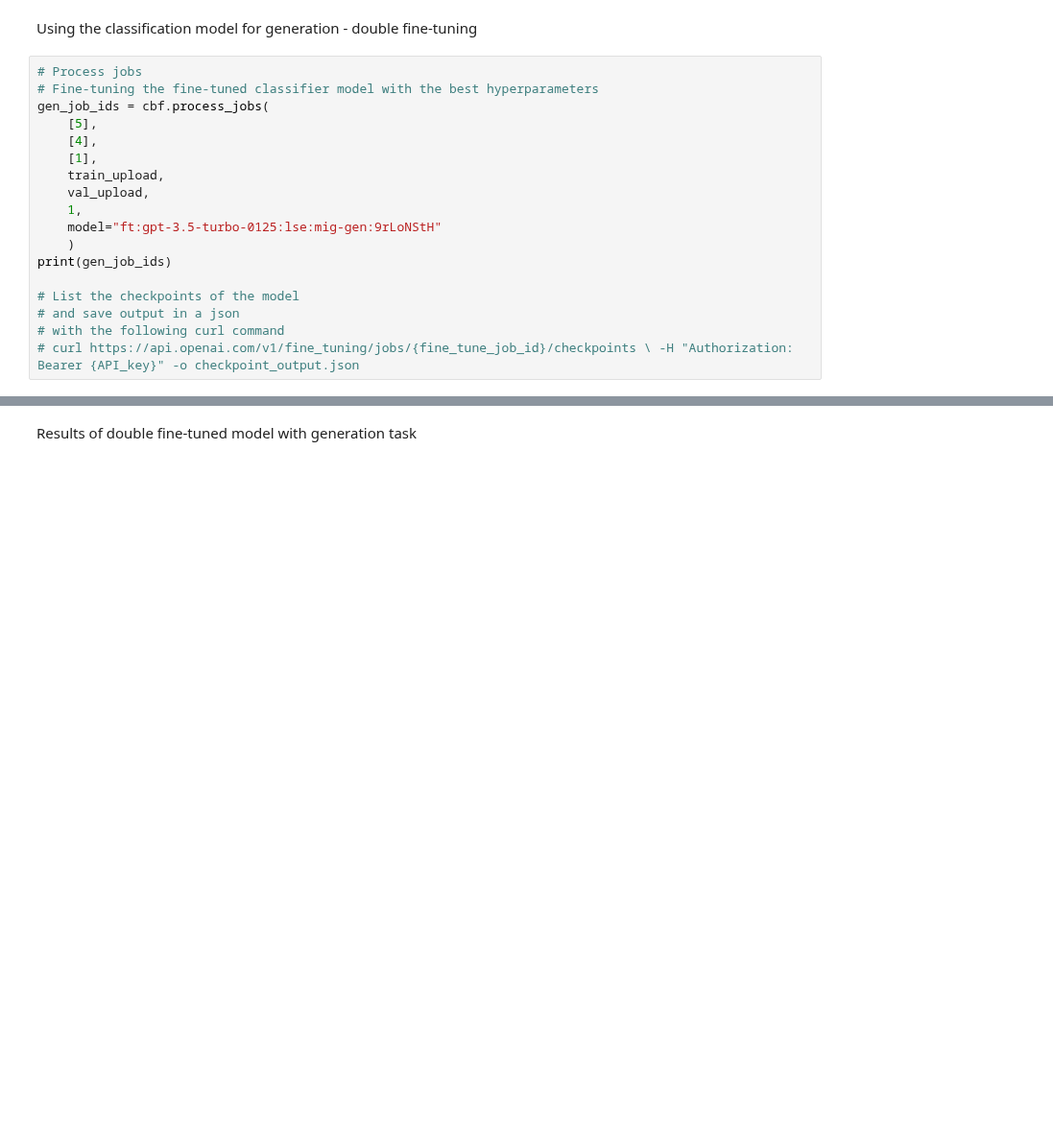
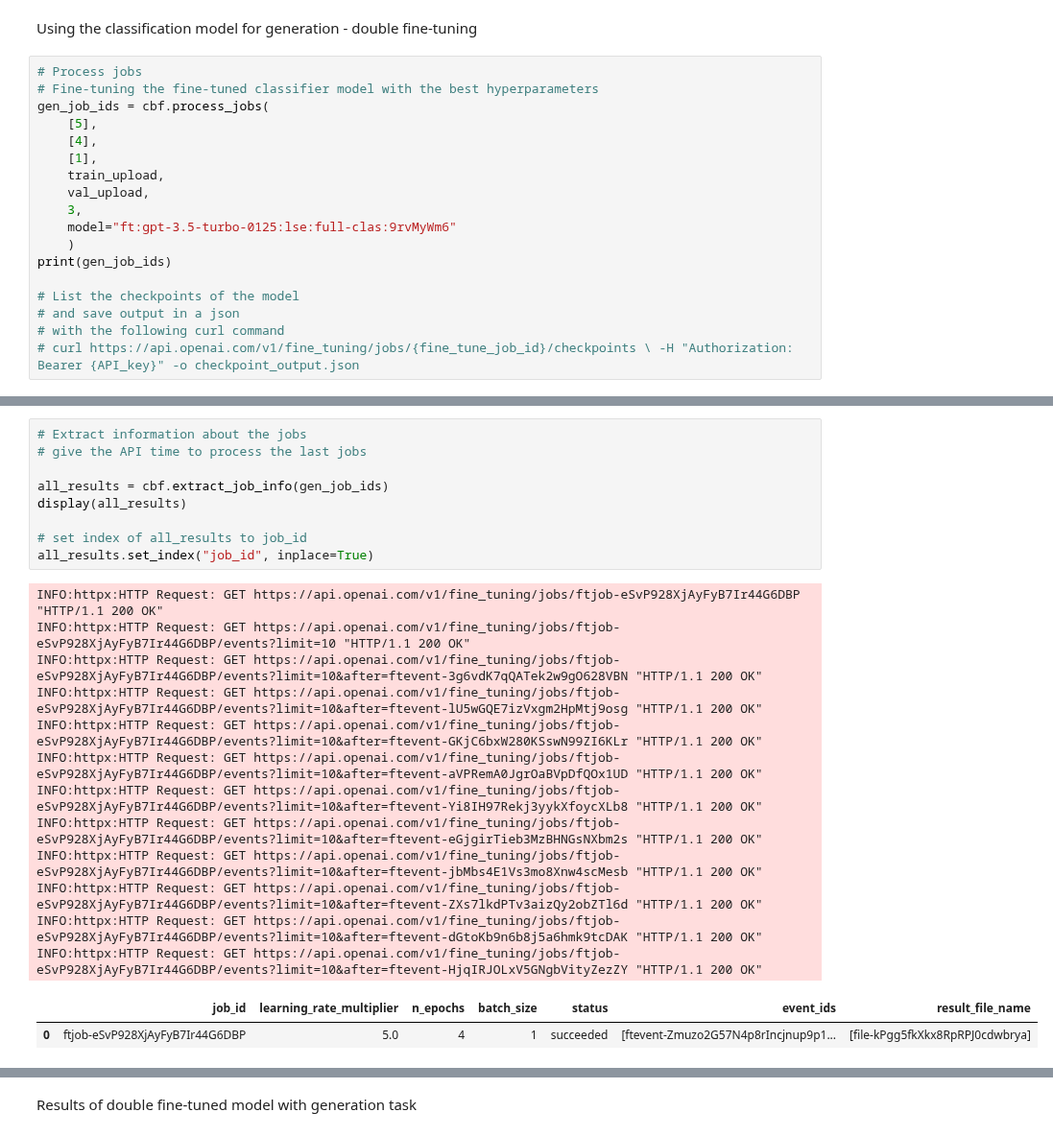
Before and after one commit to izu457/Thesis_Finetuning_GPT3.5_Political_Stance, a Jupyter notebook: Fine-Tuning_Generation.ipynb, the cells around one changed output, grey strips where cells are left out. Shown at 96% size. Drawn from its saved outputs; the diff is of its cells as text; blank space fills up the shorter version.

Commit message:
made first generation task to classifier model

```diff
--- a/Fine-Tuning_Generation.ipynb
+++ b/Fine-Tuning_Generation.ipynb
@@ -497,8 +497,8 @@ gen_job_ids = cbf.process_jobs(
     [1],
     train_upload,
     val_upload,
-    1,
-    model="ft:gpt-3.5-turbo-0125:lse:mig-gen:9rLoNStH"
+    3,
+    model="ft:gpt-3.5-turbo-0125:lse:full-clas:9rvMyWm6"
     )
 print(gen_job_ids)
 
@@ -527,0 +528,24 @@ INFO:cookbook_function:All batches processed.
+# %%
+# Extract information about the jobs
+# give the API time to process the last jobs
+
+all_results = cbf.extract_job_info(gen_job_ids)
+display(all_results)
+
+# set index of all_results to job_id
+all_results.set_index("job_id", inplace=True)
+# %% [output]
+INFO:httpx:HTTP Request: GET https://api.openai.com/v1/fine_tuning/jobs/ftjob-eSvP928XjAyFyB7Ir44G6DBP "HTTP/1.1 200 OK"
+INFO:httpx:HTTP Request: GET https://api.openai.com/v1/fine_tuning/jobs/ftjob-eSvP928XjAyFyB7Ir44G6DBP/events?limit=10 "HTTP/1.1 200 OK"
+INFO:httpx:HTTP Request: GET https://api.openai.com/v1/fine_tuning/jobs/ftjob-eSvP928XjAyFyB7Ir44G6DBP/events?limit=10&after=ftevent-3g6vdK7qQATek2w9gO628VBN "HTTP/1.1 200 OK"
+INFO:httpx:HTTP Request: GET https://api.openai.com/v1/fine_tuning/jobs/ftjob-eSvP928XjAyFyB7Ir44G6DBP/events?limit=10&after=ftevent-lU5wGQE7izVxgm2HpMtj9osg "HTTP/1.1 200 OK"
+INFO:httpx:HTTP Request: GET https://api.openai.com/v1/fine_tuning/jobs/ftjob-eSvP928XjAyFyB7Ir44G6DBP/events?limit=10&after=ftevent-GKjC6bxW280KSswN99ZI6KLr "HTTP/1.1 200 OK"
+INFO:httpx:HTTP Request: GET https://api.openai.com/v1/fine_tuning/jobs/ftjob-eSvP928XjAyFyB7Ir44G6DBP/events?limit=10&after=ftevent-aVPRemA0JgrOaBVpDfQOx1UD "HTTP/1.1 200 OK"
+INFO:httpx:HTTP Request: GET https://api.openai.com/v1/fine_tuning/jobs/ftjob-eSvP928XjAyFyB7Ir44G6DBP/events?limit=10&after=ftevent-Yi8IH97Rekj3yykXfoycXLb8 "HTTP/1.1 200 OK"
+INFO:httpx:HTTP Request: GET https://api.openai.com/v1/fine_tuning/jobs/ftjob-eSvP928XjAyFyB7Ir44G6DBP/events?limit=10&after=ftevent-eGjgirTieb3MzBHNGsNXbm2s "HTTP/1.1 200 OK"
+INFO:httpx:HTTP Request: GET https://api.openai.com/v1/fine_tuning/jobs/ftjob-eSvP928XjAyFyB7Ir44G6DBP/events?limit=10&after=ftevent-jbMbs4E1Vs3mo8Xnw4scMesb "HTTP/1.1 200 OK"
+INFO:httpx:HTTP Request: GET https://api.openai.com/v1/fine_tuning/jobs/ftjob-eSvP928XjAyFyB7Ir44G6DBP/events?limit=10&after=ftevent-ZXs7lkdPTv3aizQy2obZTl6d "HTTP/1.1 200 OK"
+INFO:httpx:HTTP Request: GET https://api.openai.com/v1/fine_tuning/jobs/ftjob-eSvP928XjAyFyB7Ir44G6DBP/events?limit=10&after=ftevent-dGtoKb9n6b8j5a6hmk9tcDAK "HTTP/1.1 200 OK"
+INFO:httpx:HTTP Request: GET https://api.openai.com/v1/fine_tuning/jobs/ftjob-eSvP928XjAyFyB7Ir44G6DBP/events?limit=10&after=ftevent-HjqIRJOLxV5GNgbVityZezZY "HTTP/1.1 200 OK"
+|  | job_id | learning_rate_multiplier | n_epochs | batch_size | status | event_ids | result_file_name |
+| 0 | ftjob-eSvP928XjAyFyB7Ir44G6DBP | 5.0 | 4 | 1 | succeeded | [ftevent-Zmuzo2G57N4p8rIncjnup9p1... | [file-kPgg5fkXkx8RpRPJ0cdwbrya] |
```
Also changed, not shown: parts of 7 cells of this notebook, 1 other file.
